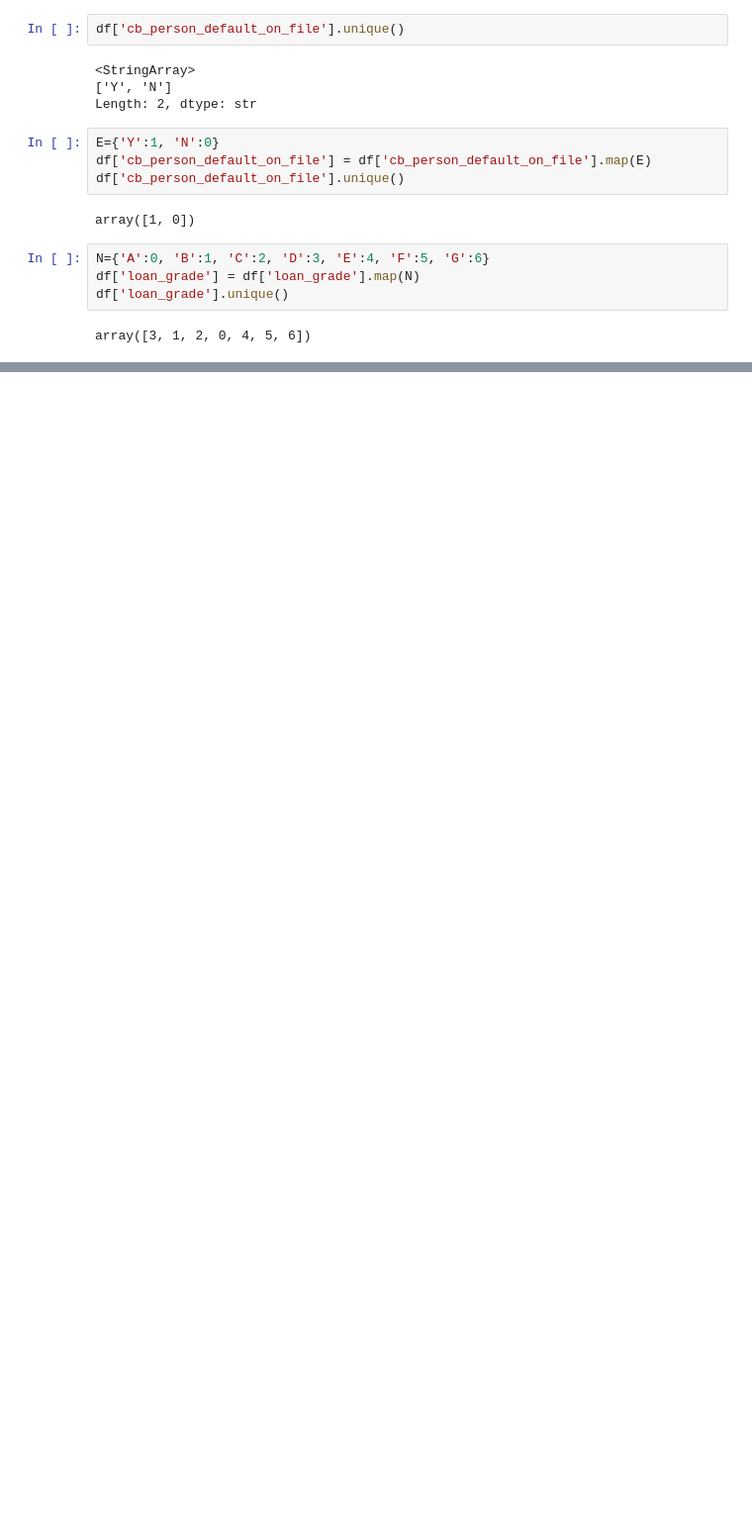
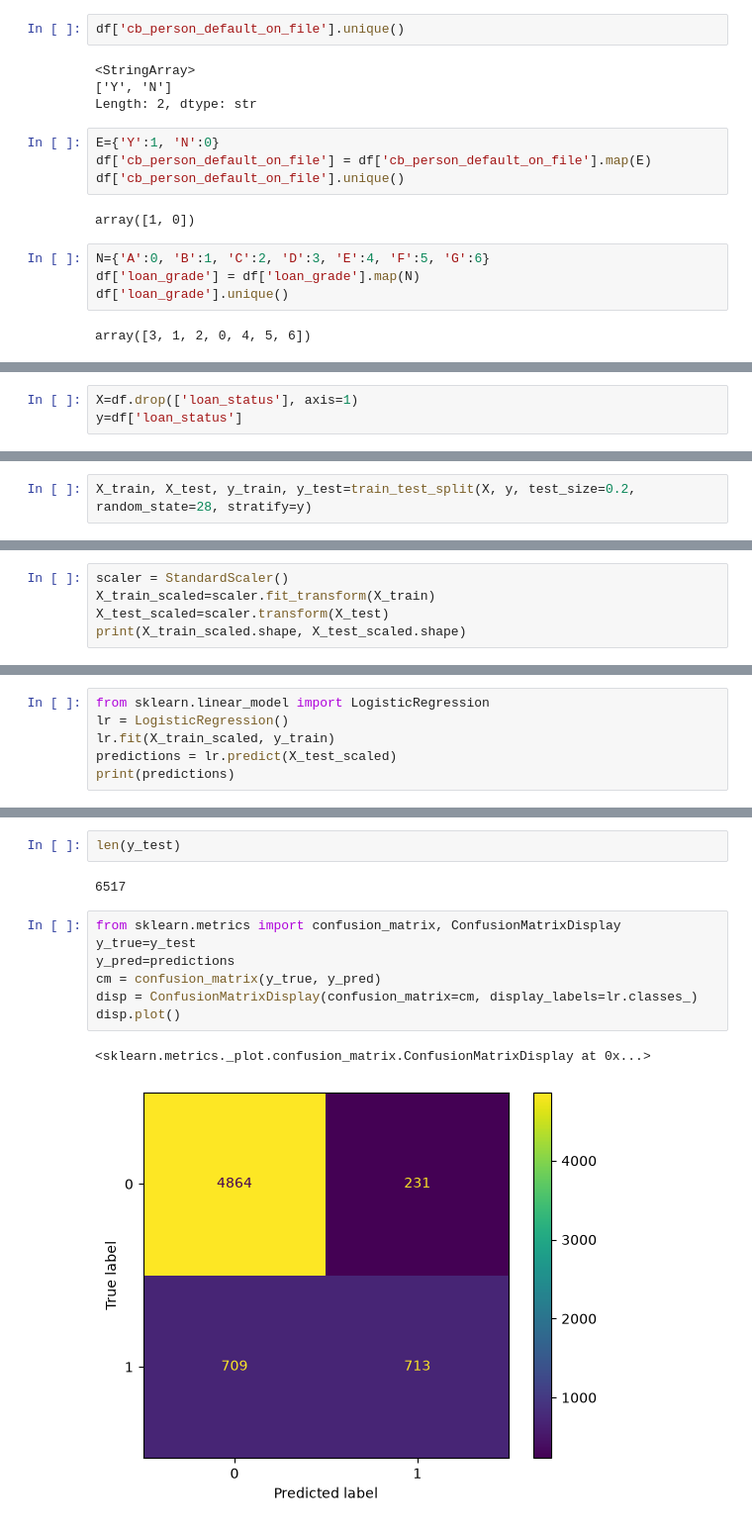
Before and after one commit to mariecarmenbedie-datascientist/credit-risk-default-prediction, a Jupyter notebook: notebooks/01_exploration.ipynb, the cells around one changed output, grey strips where cells are left out. Shown at 99% size. Saved outputs shown, nothing was run; the diff lists cells and outputs as text; blank space fills up the shorter version.

Commit message:
LOGISTIC REGRESSION AND RF

```diff
--- a/notebooks/01_exploration.ipynb
+++ b/notebooks/01_exploration.ipynb
@@ -431,0 +444,3 @@ array([3, 1, 2, 0, 4, 5, 6])
+# %%
+X=df.drop(['loan_status'], axis=1)
+y=df['loan_status']
@@ -431,0 +449,2 @@ array([3, 1, 2, 0, 4, 5, 6])
+# %%
+X_train, X_test, y_train, y_test=train_test_split(X, y, test_size=0.2, random_state=28, stratify=y)
@@ -431,0 +453,5 @@ array([3, 1, 2, 0, 4, 5, 6])
+# %%
+scaler = StandardScaler()
+X_train_scaled=scaler.fit_transform(X_train)
+X_test_scaled=scaler.transform(X_test)
+print(X_train_scaled.shape, X_test_scaled.shape)
@@ -431,0 +462,6 @@ array([3, 1, 2, 0, 4, 5, 6])
+# %%
+from sklearn.linear_model import LogisticRegression
+lr = LogisticRegression()
+lr.fit(X_train_scaled, y_train)
+predictions = lr.predict(X_test_scaled)
+print(predictions)
@@ -431,0 +484,14 @@ array([3, 1, 2, 0, 4, 5, 6])
+# %%
+len(y_test)
+# %% [output]
+6517
+# %%
+from sklearn.metrics import confusion_matrix, ConfusionMatrixDisplay
+y_true=y_test
+y_pred=predictions
+cm = confusion_matrix(y_true, y_pred)
+disp = ConfusionMatrixDisplay(confusion_matrix=cm, display_labels=lr.classes_)
+disp.plot()
+# %% [output]
+<sklearn.metrics._plot.confusion_matrix.ConfusionMatrixDisplay at 0x...>
+[figure, added]
```
Also changed, not shown: parts of 20 cells of this notebook.
